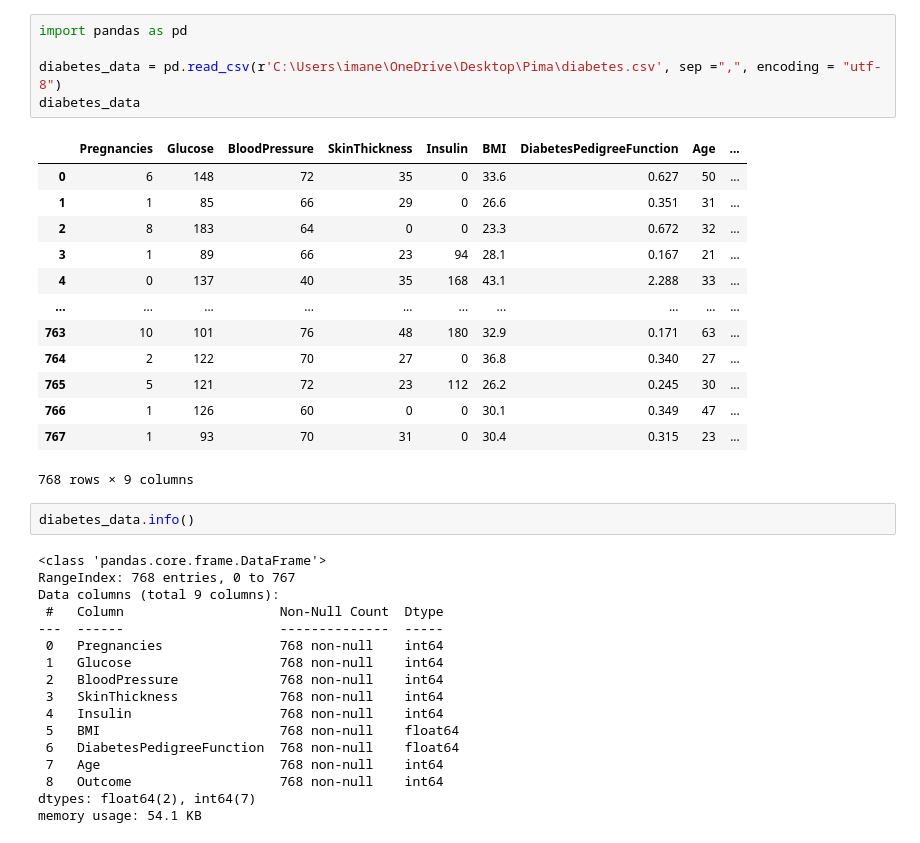
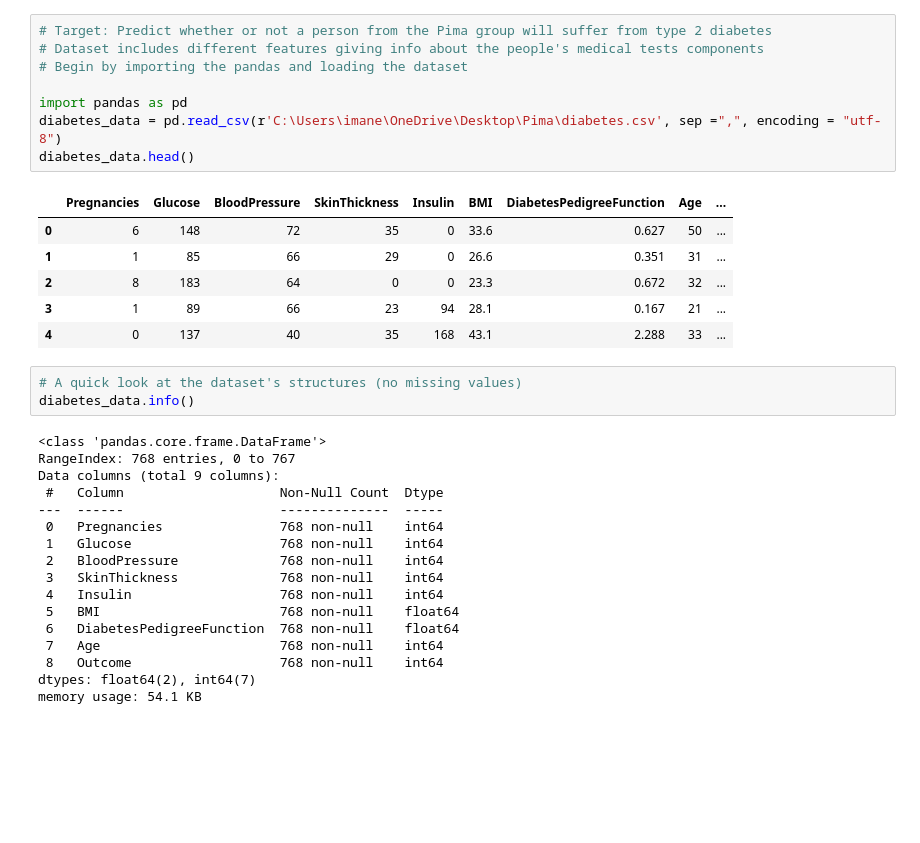
Before and after one commit to imane-ayouni/Pima, a Jupyter notebook: Pima.ipynb, the cells around one changed output. Drawn from its saved outputs; the diff is of its cells as text; blank space fills up the shorter version.

```diff
--- a/Pima.ipynb
+++ b/Pima.ipynb
@@ -1,23 +1,20 @@
 # %%
+# Target: Predict whether or not a person from the Pima group will suffer from type 2 diabetes
+# Dataset includes different features giving info about the people's medical tests components
+# Begin by importing the pandas and loading the dataset
+
 import pandas as pd
-
 diabetes_data = pd.read_csv(r'C:\Users\imane\OneDrive\Desktop\Pima\diabetes.csv', sep =",", encoding = "utf-8")
-diabetes_data
+diabetes_data.head()
 # %% [output]
 |  | Pregnancies | Glucose | BloodPressure | SkinThickness | Insulin | BMI | DiabetesPedigreeFunction | Age | ... |
 | 0 | 6 | 148 | 72 | 35 | 0 | 33.6 | 0.627 | 50 | ... |
 | 1 | 1 | 85 | 66 | 29 | 0 | 26.6 | 0.351 | 31 | ... |
 | 2 | 8 | 183 | 64 | 0 | 0 | 23.3 | 0.672 | 32 | ... |
 | 3 | 1 | 89 | 66 | 23 | 94 | 28.1 | 0.167 | 21 | ... |
 | 4 | 0 | 137 | 40 | 35 | 168 | 43.1 | 2.288 | 33 | ... |
-| ... | ... | ... | ... | ... | ... | ... | ... | ... | ... |
-| 763 | 10 | 101 | 76 | 48 | 180 | 32.9 | 0.171 | 63 | ... |
-| 764 | 2 | 122 | 70 | 27 | 0 | 36.8 | 0.340 | 27 | ... |
-| 765 | 5 | 121 | 72 | 23 | 112 | 26.2 | 0.245 | 30 | ... |
-| 766 | 1 | 126 | 60 | 0 | 0 | 30.1 | 0.349 | 47 | ... |
-| 767 | 1 | 93 | 70 | 31 | 0 | 30.4 | 0.315 | 23 | ... |
-768 rows × 9 columns
 # %%
+# A quick look at the dataset's structures (no missing values)
 diabetes_data.info()
 # %% [output]
 <class 'pandas.core.frame.DataFrame'>
```
Also changed, not shown: parts of 16 cells of this notebook, 1 other file.
